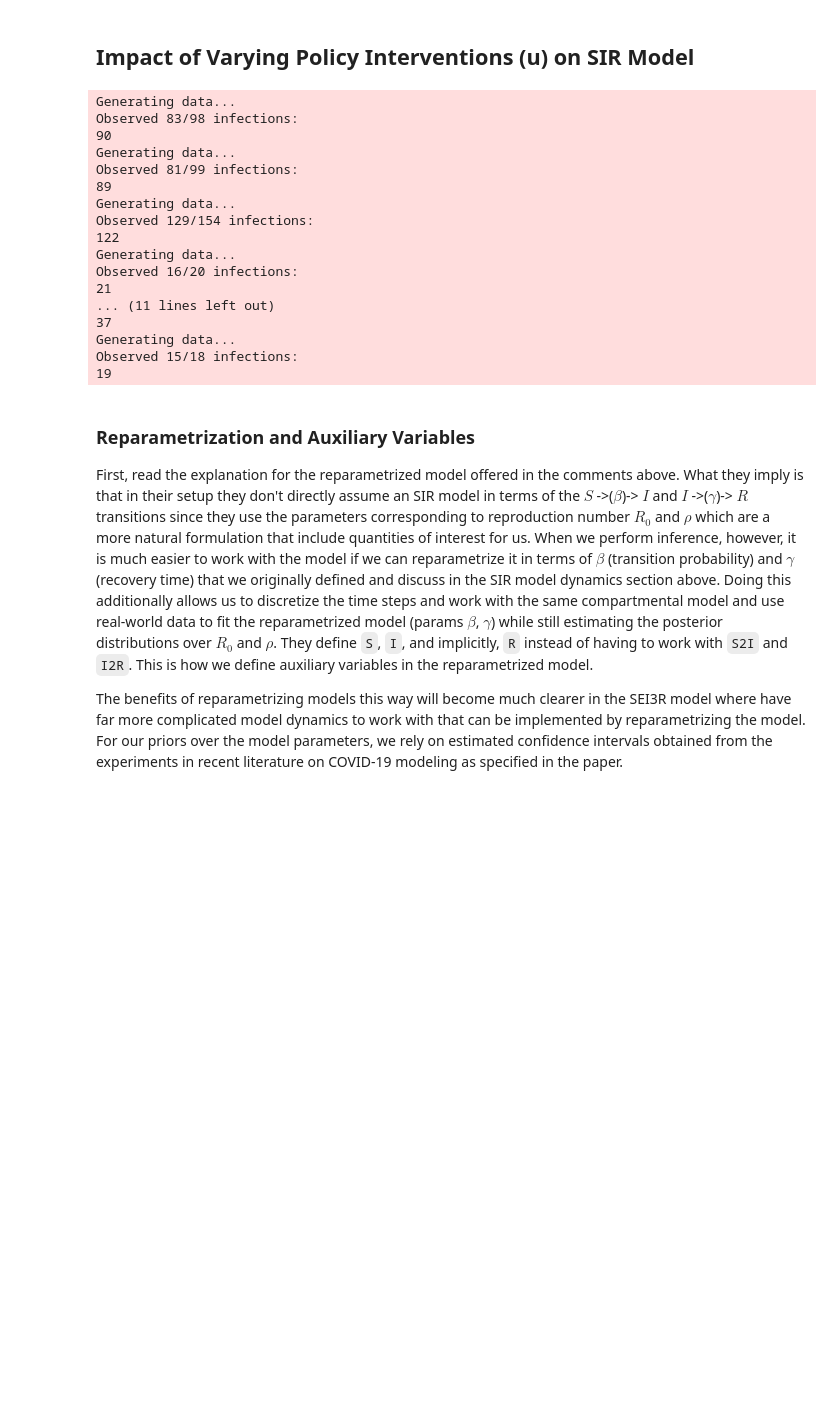
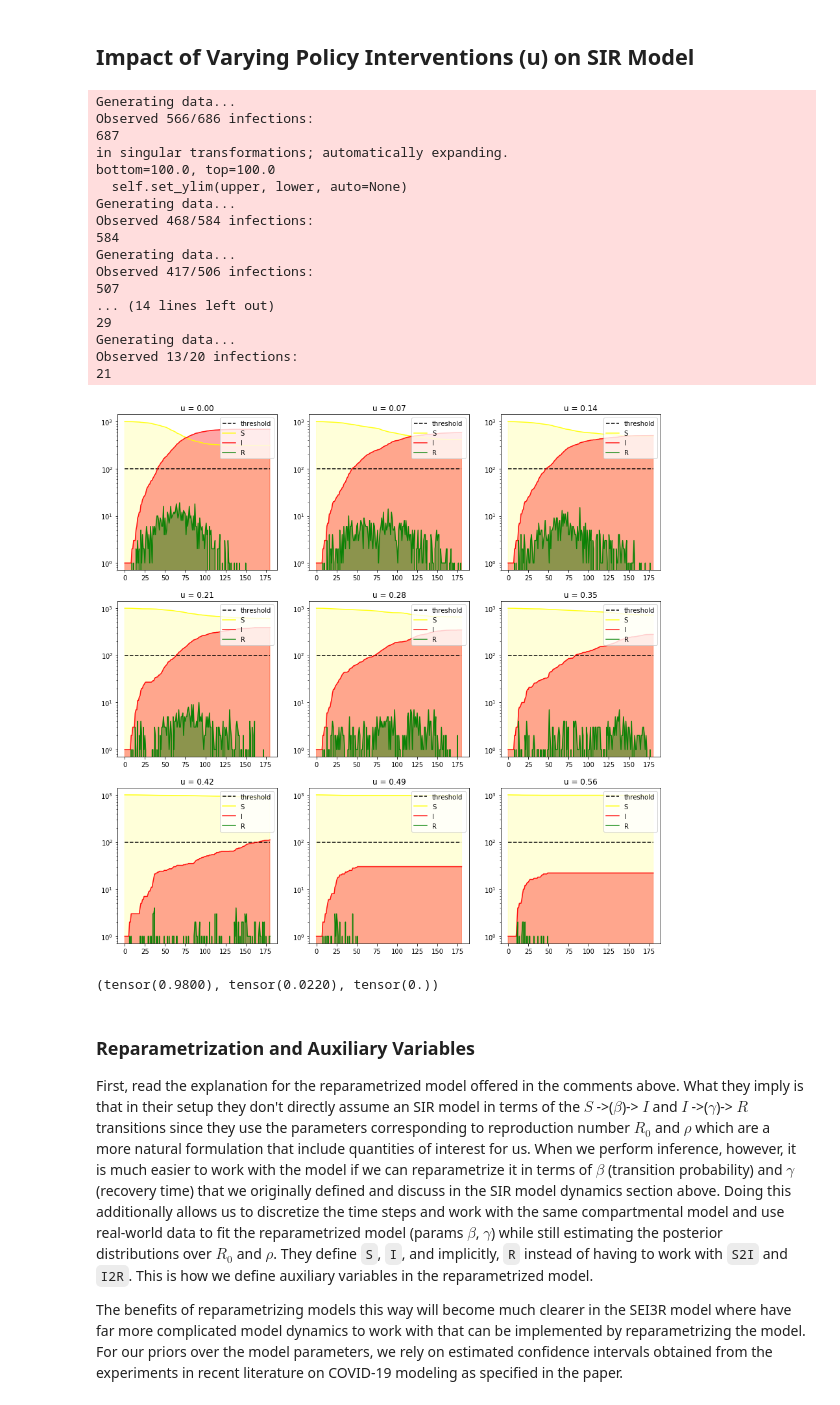
Before and after one commit to nkasmanoff/covid-pyro, a Jupyter notebook: notebooks/[SM] SIR-Noah Copy.ipynb, the cells around one changed output. Drawn from its saved outputs; the diff is of its cells as text; code cells hidden in the pictures; blank space fills up the shorter version.

```diff
--- a/notebooks/[SM] SIR-Noah Copy.ipynb
+++ b/notebooks/[SM] SIR-Noah Copy.ipynb
@@ -318,7 +315,7 @@ import numpy as np
 np.random.seed(1234)
 
 fig, ax = plt.subplots(3,3, figsize=(15,15))
-dummyu = np.arange(0, 0.8, 0.08)
+dummyu = np.arange(0, 0.7, 0.07)
 count = 0
 for ii in range(3):   # since i is used for the compartmental model
     for j in range(3):
@@ -329,53 +326,66 @@ for ii in range(3):   # since i is used for the compartmental model
         torch.manual_seed(1234)
         pyro.set_rng_seed(1234)
 
-        data = generate_data(args)
+        try:
+            data = generate_data(args)
+        except ValueError as e:
+            print("Could not generate enough meaningful populations, \
+                  increase number of attempts or consider changing min/max obs")
+            continue
 
         _S = [args.population]
         _I = [1]
         _R = [0]
 
         for t in range(args.duration):
             s = _S[t] - data['S2I'][t]
             i = _I[t] + data['I2R'][t]
             r = data['I2R'][t]
             _S.append(s)
             _I.append(i)
             _R.append(r)
 
-        _S = torch.tensor(_S)/args.population
-        _I = torch.tensor(_I)/args.population
-        _R = torch.tensor(_R)/args.population
+        _S = torch.tensor(_S)
+        _I = torch.tensor(_I)
+        _R = torch.tensor(_R)
+
         x_vals = np.arange(0, len(_S), 1)  # length of all arrays is the same as duration
+        # plot the threshold
+        ax[ii, j].plot([args.population/10]*len(_S), label='threshold', color='black', linestyle='dashed')
 
         ax[ii, j].set_yscale('log')
         ax[ii, j].plot(_S, label='S', color='yellow', alpha=0.9)
         ax[ii, j].fill_between(x_vals, _S, color='yellow', alpha=0.15)
         ax[ii, j].plot(_I, label='I', color='red', alpha=0.9)
         ax[ii, j].fill_between(x_vals, _I, color='red', alpha=0.35)
         ax[ii, j].plot(_R, label='R', color='green', alpha=0.9)
         ax[ii, j].fill_between(x_vals, _R, color='green', alpha=0.45)
         ax[ii, j].legend(loc="upper right")
-        ax[ii, j].set_title("u = {}".format(args.policy_intervention))
+        ax[ii, j].set_title("u = {:.2f}".format(args.policy_intervention))
         count += 1
 # %% [output]
 Generating data...
-Observed 83/98 infections:
-90
+Observed 566/686 infections:
+687
+in singular transformations; automatically expanding.
+bottom=100.0, top=100.0
+  self.set_ylim(upper, lower, auto=None)
 Generating data...
-Observed 81/99 infections:
-89
+Observed 468/584 infections:
+584
 Generating data...
-Observed 129/154 infections:
-122
+Observed 417/506 infections:
+507
+... (14 lines left out)
+29
 Generating data...
-Observed 16/20 infections:
+Observed 13/20 infections:
 21
-... (11 lines left out)
-37
-Generating data...
-Observed 15/18 infections:
-19
+[figure, added]
+# %%
+_S[t], _I[t], _R[t]
+# %% [output]
+(tensor(0.9800), tensor(0.0220), tensor(0.))
 # %%
 # Inference
 # =========
```
Also changed, not shown: parts of 12 cells of this notebook, 4 other files.
